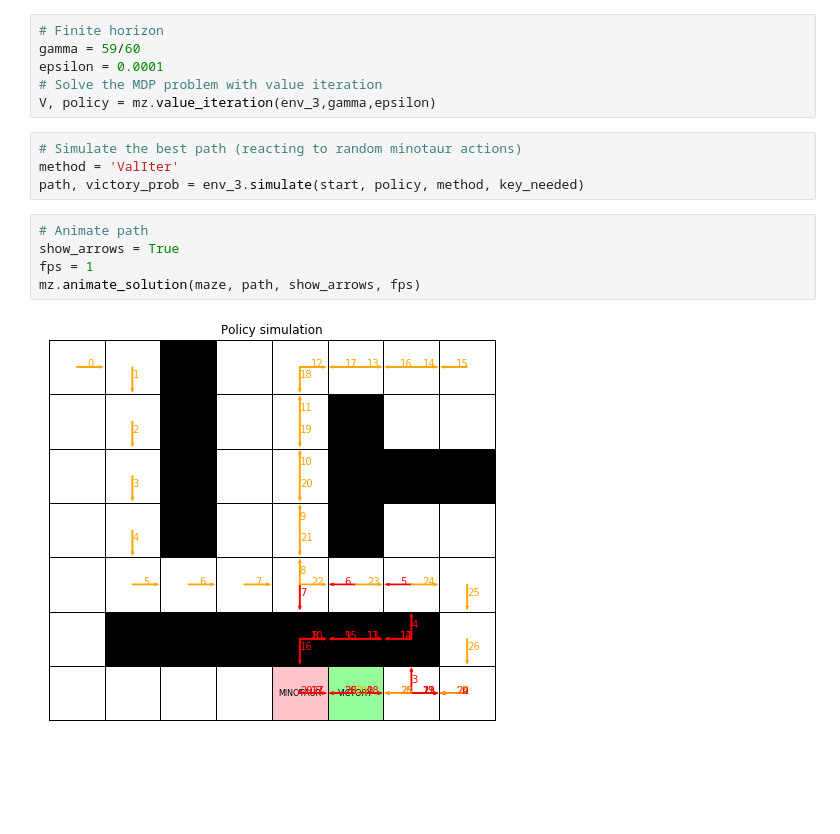
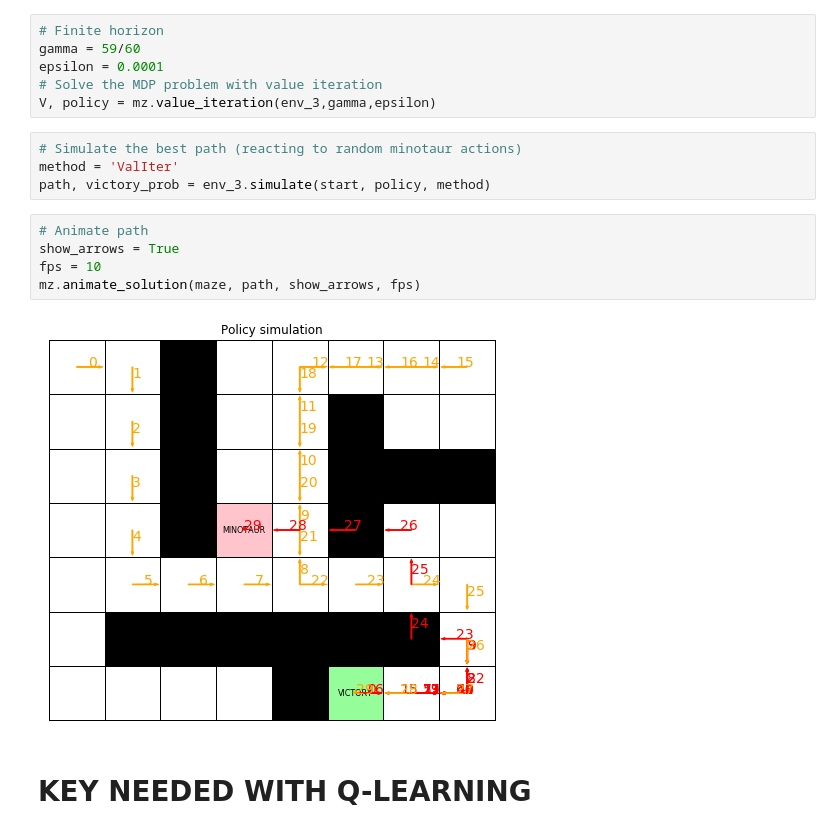
Before and after one commit to alejp1998/rl_lab1, a Jupyter notebook: problem1/problem_1.ipynb, the cells around one changed output. Cells and saved outputs as stored; diff of their text form; blank space fills up the shorter version.

```diff
--- a/problem1/problem_1.ipynb
+++ b/problem1/problem_1.ipynb
@@ -374,11 +374,13 @@ V, policy = mz.value_iteration(env_3,gamma,epsilon)
 # %%
 # Simulate the best path (reacting to random minotaur actions)
 method = 'ValIter'
-path, victory_prob = env_3.simulate(start, policy, method, key_needed)
+path, victory_prob = env_3.simulate(start, policy, method)
 # %%
 # Animate path
 show_arrows = True
-fps = 1
+fps = 10
 mz.animate_solution(maze, path, show_arrows, fps)
 # %% [output]
-[figure, old version]
+[figure, new version]
+# %% [markdown]
+# KEY NEEDED WITH Q-LEARNING
```
Also changed, not shown: parts of 14 cells of this notebook, 2 other files.
